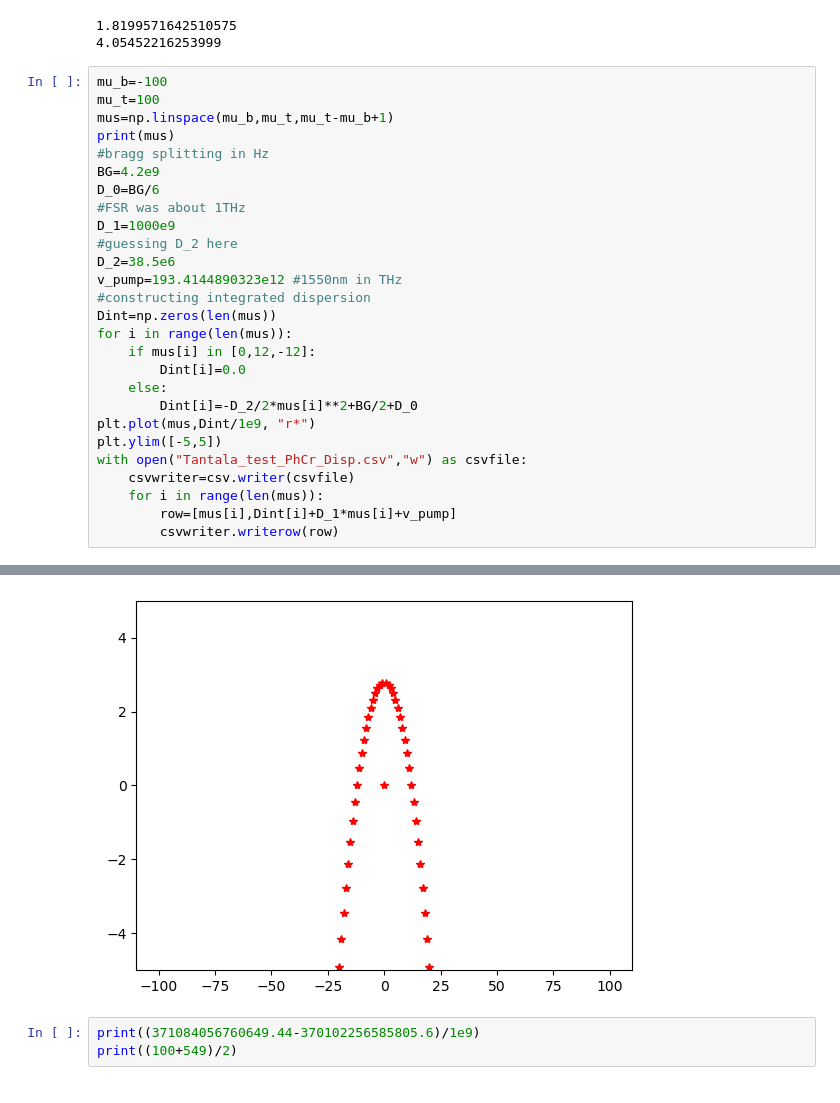
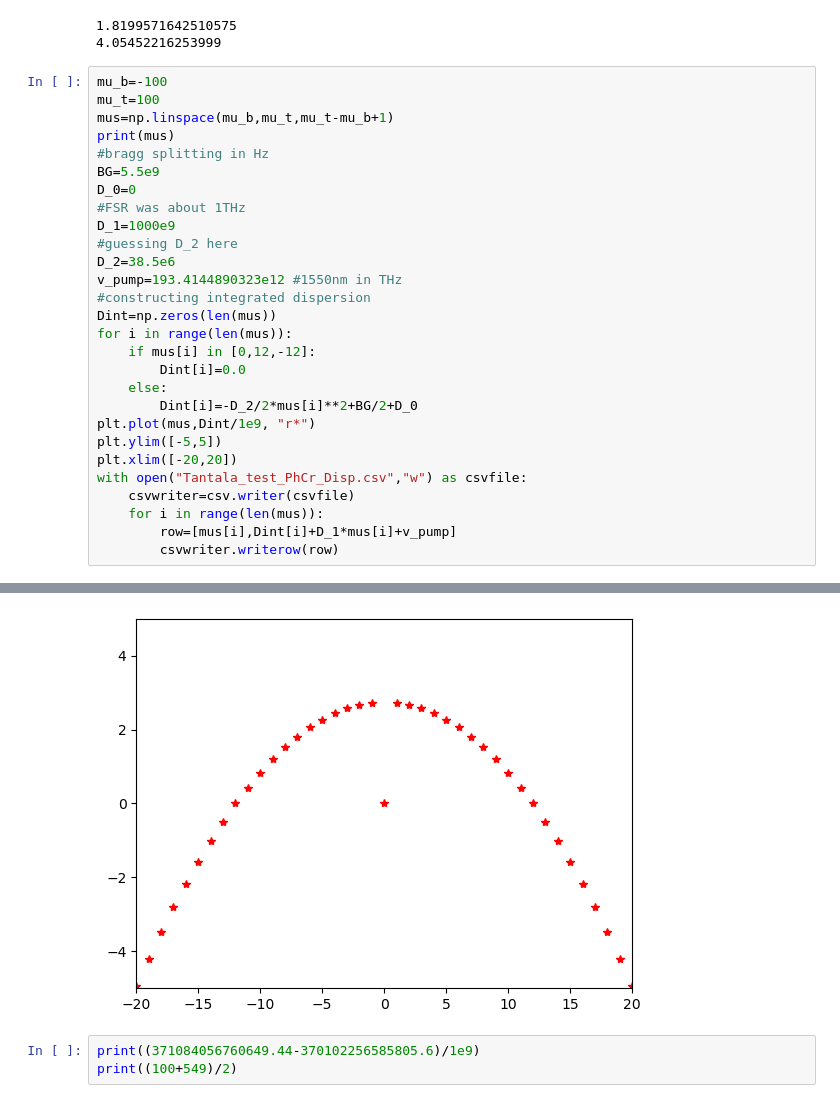
Before and after one commit to yakgrz/pyLLE, a Jupyter notebook: example/Calculations for nonlinear Coefficient Tantala.ipynb, the cells around one changed output, grey strips where cells are left out. Drawn from its saved outputs; the diff is of its cells as text.

```diff
--- a/example/Calculations for nonlinear Coefficient Tantala.ipynb
+++ b/example/Calculations for nonlinear Coefficient Tantala.ipynb
@@ -24,8 +24,8 @@ mu_t=100
 mus=np.linspace(mu_b,mu_t,mu_t-mu_b+1)
 print(mus)
 #bragg splitting in Hz
-BG=4.2e9
-D_0=BG/6
+BG=5.5e9
+D_0=0
 #FSR was about 1THz
 D_1=1000e9
 #guessing D_2 here
@@ -36,34 +36,35 @@ Dint=np.zeros(len(mus))
 for i in range(len(mus)):
     if mus[i] in [0,12,-12]:
         Dint[i]=0.0
     else:
         Dint[i]=-D_2/2*mus[i]**2+BG/2+D_0
 plt.plot(mus,Dint/1e9, "r*")
 plt.ylim([-5,5])
+plt.xlim([-20,20])
 with open("Tantala_test_PhCr_Disp.csv","w") as csvfile:
     csvwriter=csv.writer(csvfile)
     for i in range(len(mus)):
         row=[mus[i],Dint[i]+D_1*mus[i]+v_pump]
         csvwriter.writerow(row)
 # %% [output]
 [-100.  -99.  -98.  -97.  -96.  -95.  -94.  -93.  -92.  -91.  -90.  -89.
   -88.  -87.  -86.  -85.  -84.  -83.  -82.  -81.  -80.  -79.  -78.  -77.
   -76.  -75.  -74.  -73.  -72.  -71.  -70.  -69.  -68.  -67.  -66.  -65.
   -64.  -63.  -62.  -61.  -60.  -59.  -58.  -57.  -56.  -55.  -54.  -53.
   -52.  -51.  -50.  -49.  -48.  -47.  -46.  -45.  -44.  -43.  -42.  -41.
   -40.  -39.  -38.  -37.  -36.  -35.  -34.  -33.  -32.  -31.  -30.  -29.
   -28.  -27.  -26.  -25.  -24.  -23.  -22.  -21.  -20.  -19.  -18.  -17.
   -16.  -15.  -14.  -13.  -12.  -11.  -10.   -9.   -8.   -7.   -6.   -5.
    -4.   -3.   -2.   -1.    0.    1.    2.    3.    4.    5.    6.    7.
     8.    9.   10.   11.   12.   13.   14.   15.   16.   17.   18.   19.
    20.   21.   22.   23.   24.   25.   26.   27.   28.   29.   30.   31.
    32.   33.   34.   35.   36.   37.   38.   39.   40.   41.   42.   43.
    44.   45.   46.   47.   48.   49.   50.   51.   52.   53.   54.   55.
    56.   57.   58.   59.   60.   61.   62.   63.   64.   65.   66.   67.
    68.   69.   70.   71.   72.   73.   74.   75.   76.   77.   78.   79.
    80.   81.   82.   83.   84.   85.   86.   87.   88.   89.   90.   91.
    92.   93.   94.   95.   96.   97.   98.   99.  100.]
-[figure, old version]
+[figure, new version]
 # %%
 print((371084056760649.44-370102256585805.6)/1e9)
 print((100+549)/2)
```
Also changed, not shown: 5 other files.
